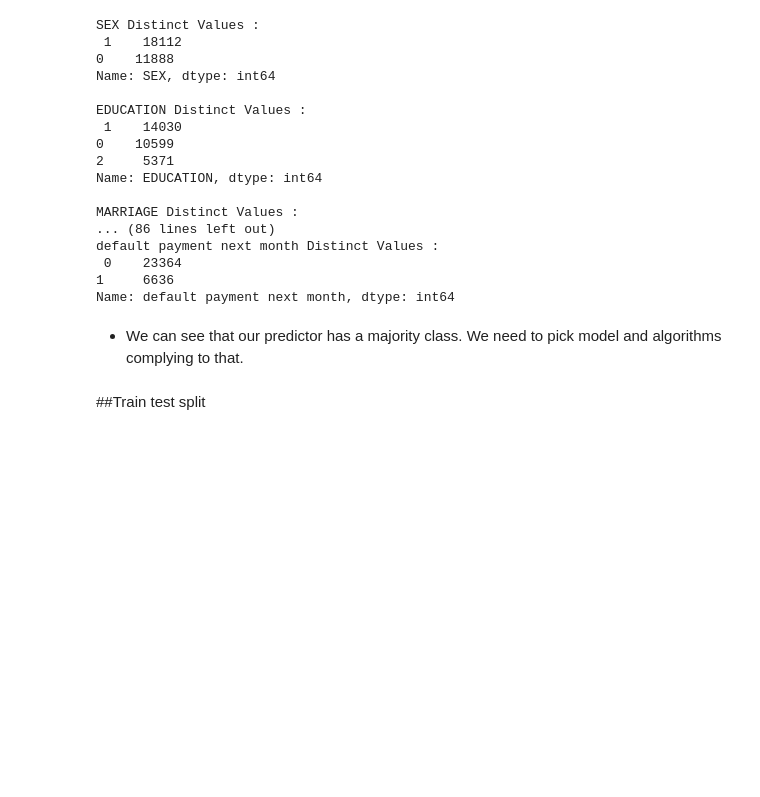
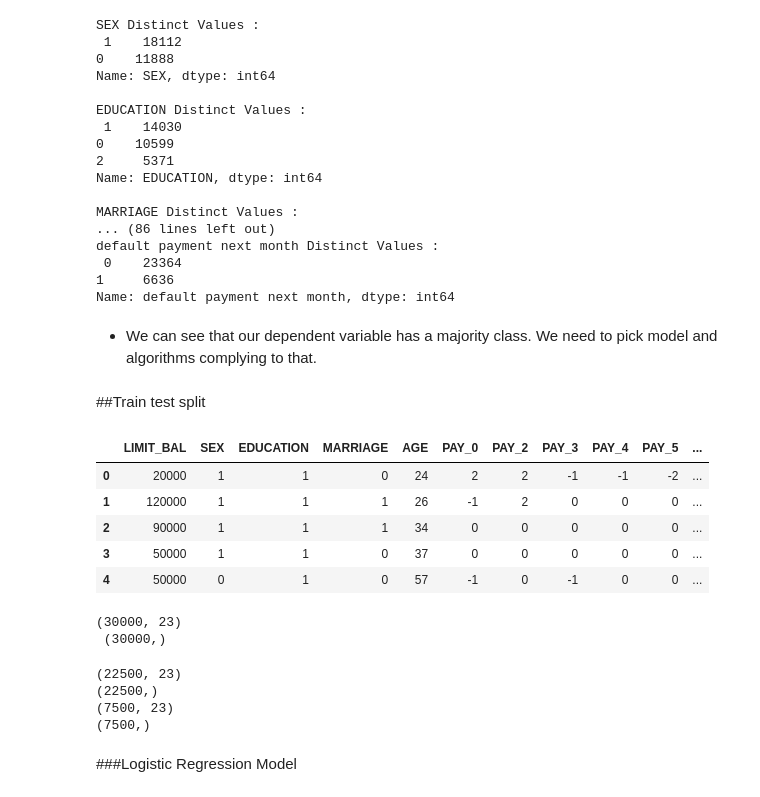
Before and after one commit to Rahul711sharma/Credit-Card-Default-, a Jupyter notebook: Credit_Card_Default.ipynb, the cells around one changed output. Drawn from its saved outputs; the diff is of its cells as text; code cells hidden in the pictures; blank space fills up the shorter version.

```diff
--- a/Credit_Card_Default.ipynb
+++ b/Credit_Card_Default.ipynb
@@ -258,6 +245,37 @@ default payment next month Distinct Values :
 1     6636
 Name: default payment next month, dtype: int64
 # %% [markdown]
-* We can see that our predictor has a majority class. We need to pick model and algorithms complying to that.
+* We can see that our dependent variable has a majority class. We need to pick model and algorithms complying to that.
 # %% [markdown]
 ##Train test split
+# %%
+df2 = df2.iloc[:,1:]
+df2.head()
+# %% [output]
+|  | LIMIT_BAL | SEX | EDUCATION | MARRIAGE | AGE | PAY_0 | PAY_2 | PAY_3 | PAY_4 | PAY_5 | ... |
+| 0 | 20000 | 1 | 1 | 0 | 24 | 2 | 2 | -1 | -1 | -2 | ... |
+| 1 | 120000 | 1 | 1 | 1 | 26 | -1 | 2 | 0 | 0 | 0 | ... |
+| 2 | 90000 | 1 | 1 | 1 | 34 | 0 | 0 | 0 | 0 | 0 | ... |
+| 3 | 50000 | 1 | 1 | 0 | 37 | 0 | 0 | 0 | 0 | 0 | ... |
+| 4 | 50000 | 0 | 1 | 0 | 57 | -1 | 0 | -1 | 0 | 0 | ... |
+# %%
+x = df2.drop('default payment next month',axis='columns')
+y = df2['default payment next month']
+print(f"{x.shape}\n {y.shape}")
+# %% [output]
+(30000, 23)
+ (30000,)
+# %%
+from sklearn.model_selection import train_test_split
+x_train,x_test,y_train,y_test = train_test_split(x,y, random_state=42)
+print(x_train.shape)
+print(y_train.shape)
+print(x_test.shape)
+print(y_test.shape)
+# %% [output]
+(22500, 23)
+(22500,)
+(7500, 23)
+(7500,)
+# %% [markdown]
+###Logistic Regression Model
```
Also changed, not shown: parts of 14 cells of this notebook.
